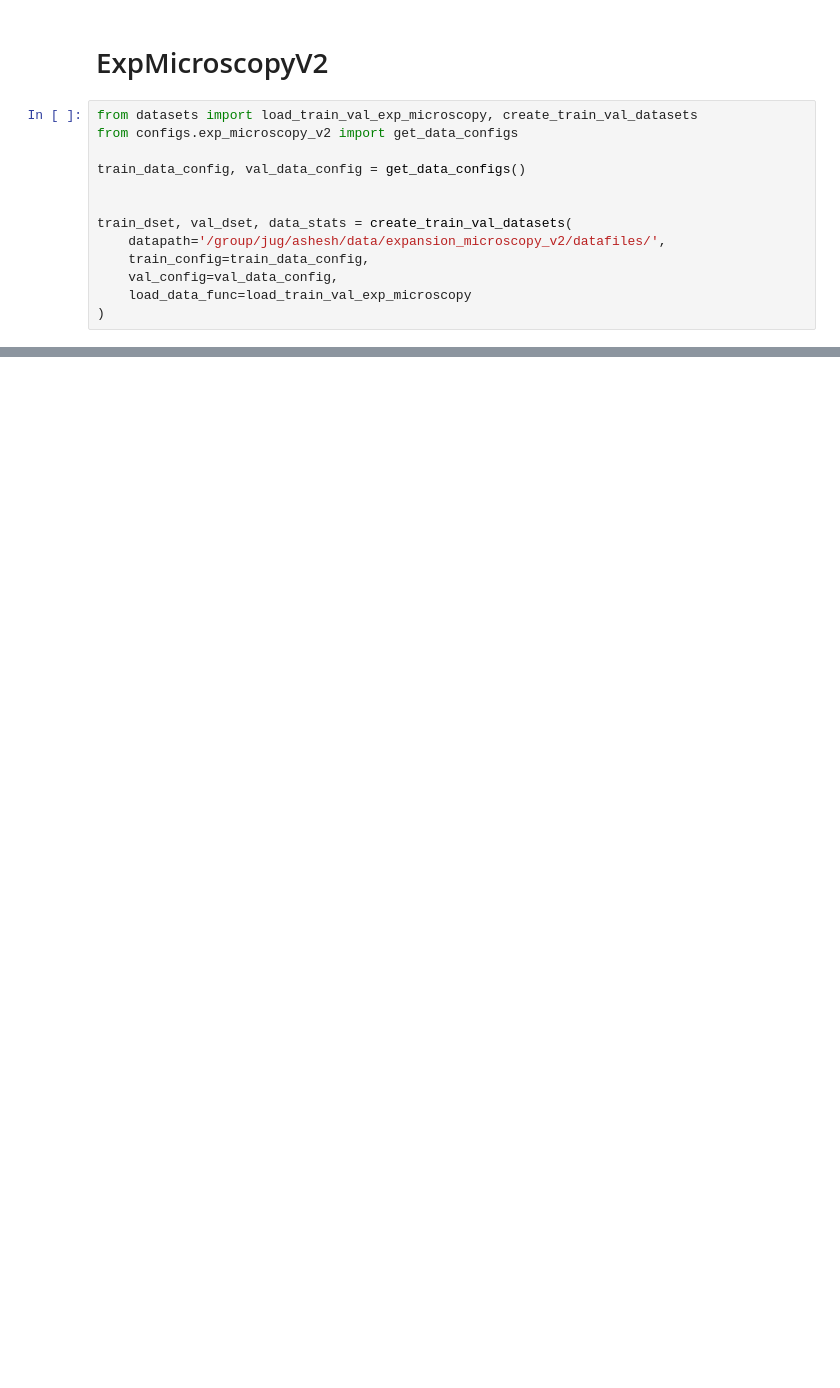
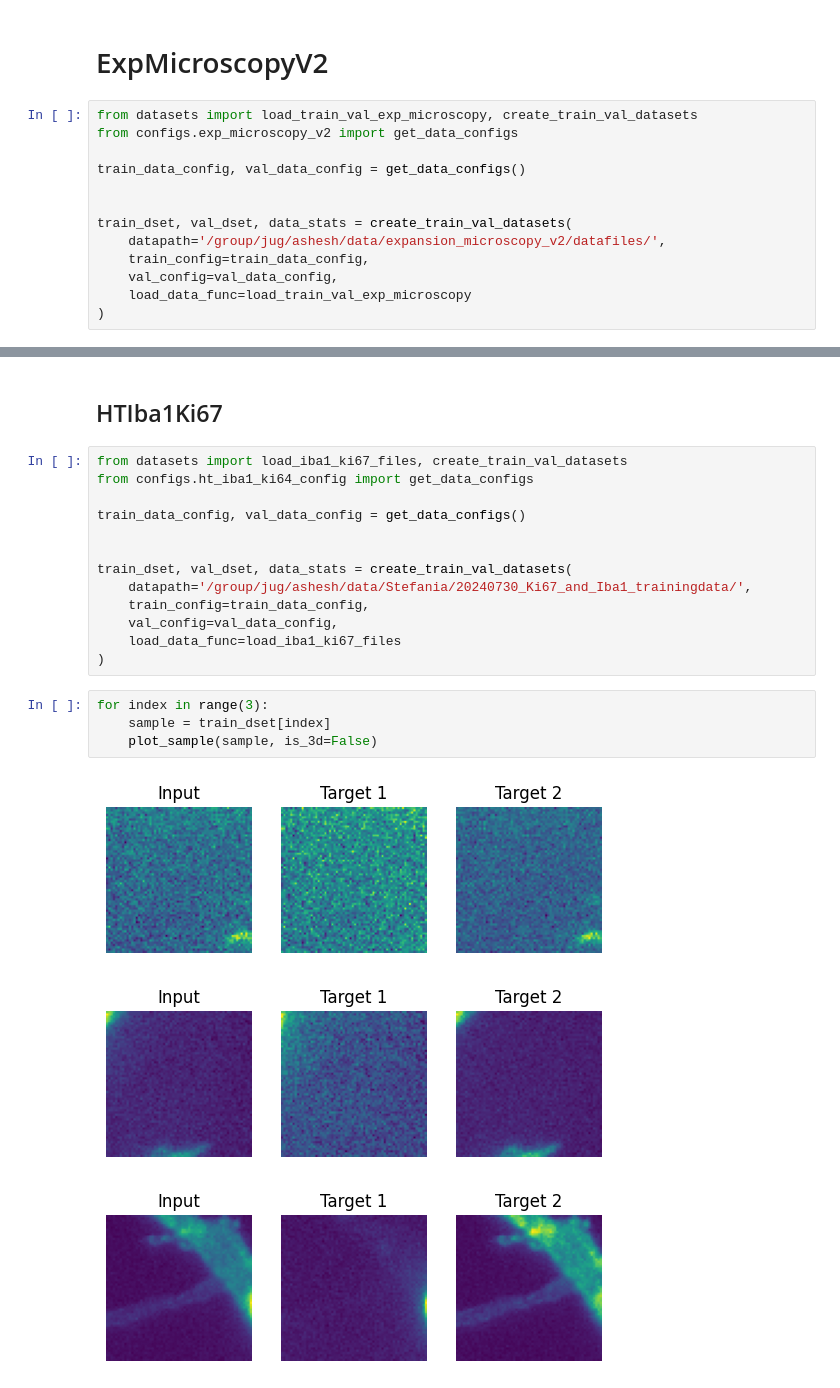
Before and after one commit to CAREamics/microSplit-reproducibility, a Jupyter notebook: example_datasets.ipynb, the cells around one changed output, grey strips where cells are left out. Saved outputs shown, nothing was run; the diff lists cells and outputs as text; blank space fills up the shorter version.

```diff
--- a/example_datasets.ipynb
+++ b/example_datasets.ipynb
@@ -189,0 +236,23 @@ for index in range(3):
+# %% [markdown]
+## HTIba1Ki67
+# %%
+from datasets import load_iba1_ki67_files, create_train_val_datasets
+from configs.ht_iba1_ki64_config import get_data_configs
+
+train_data_config, val_data_config = get_data_configs()
+
+
+train_dset, val_dset, data_stats = create_train_val_datasets(
+    datapath='/group/jug/ashesh/data/Stefania/20240730_Ki67_and_Iba1_trainingdata/',
+    train_config=train_data_config,
+    val_config=val_data_config,
+    load_data_func=load_iba1_ki67_files
+)
+# %%
+for index in range(3):
+    sample = train_dset[index]
+    plot_sample(sample, is_3d=False)
+# %% [output]
+[figure, added]
+[figure, added]
+[figure, added]
```
Also changed, not shown: parts of 13 cells of this notebook.
